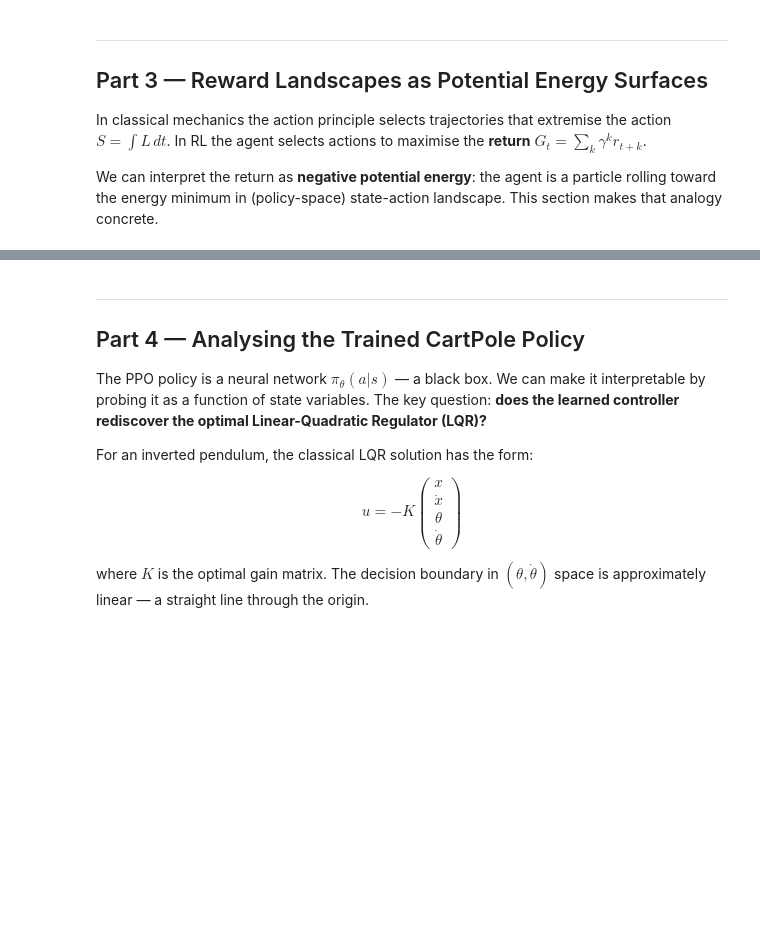
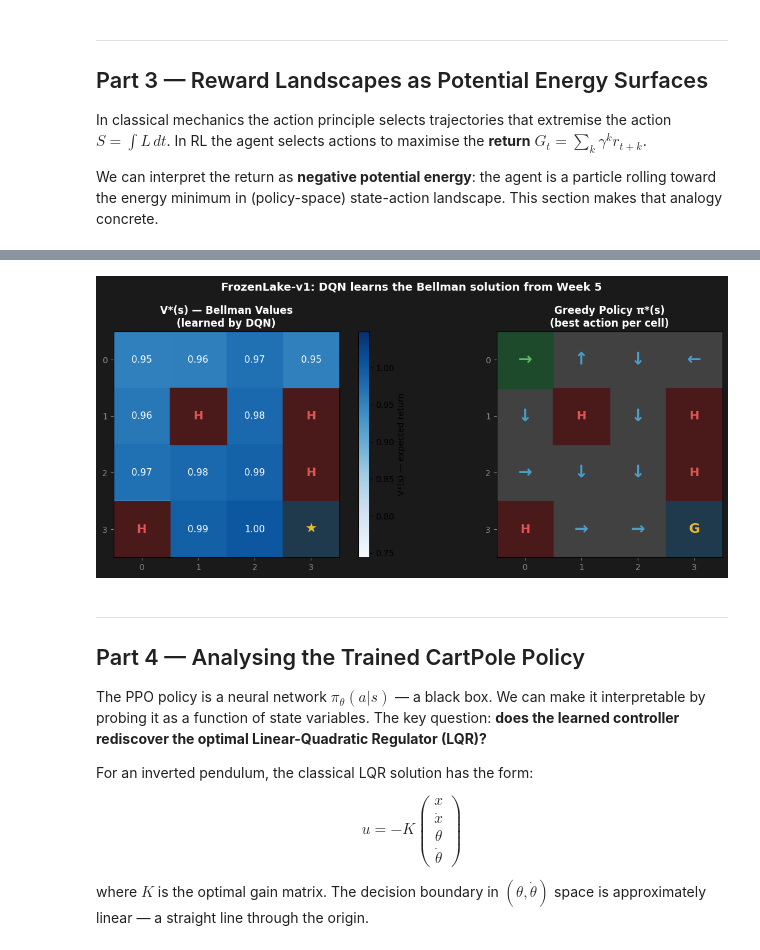
Before and after one commit to mirko-degli-esposti/Conway-to-LangGraph, a Jupyter notebook: week06_gymnasium/notebooks/week6_gymnasium.ipynb, the cells around one changed output, grey strips where cells are left out. Saved outputs shown, nothing was run; the diff lists cells and outputs as text; code cells hidden in the pictures; blank space fills up the shorter version.

```diff
--- a/week06_gymnasium/notebooks/week6_gymnasium.ipynb
+++ b/week06_gymnasium/notebooks/week6_gymnasium.ipynb
@@ -631,33 +1031,27 @@ print(f'  V(10°) = {estimate_value(model_cp, 0.175, 30):.1f}  (near termination
 # ── 3.2  FrozenLake value function heatmap ────────────────────────────────────
 import torch
 
-# Extract Q-values from the trained DQN network
-# DQN in SB3 stores q_net which maps observation → Q-values for all actions
-state_obs = torch.eye(16, dtype=torch.float32)  # one-hot encoding (if needed)
-# For discrete obs, SB3 DQN uses the raw integer — we need to check the network input
-# In SB3, FrozenLake obs is a scalar integer; with MlpPolicy it's fed as float
-state_inputs = torch.arange(16, dtype=torch.float32).unsqueeze(1)
+# The network was trained with OneHotWrapper → expects shape (16,) per state.
+# torch.eye(16) gives exactly the 16 one-hot vectors, one per row.
+state_inputs = torch.eye(16, dtype=torch.float32)   # shape (16, 16)
 
 with torch.no_grad():
-    # Access the q_net via model internals
     features = model_fl.policy.q_net.features_extractor(state_inputs)
-    q_vals = model_fl.policy.q_net.q_net(features)
+    q_vals   = model_fl.policy.q_net.q_net(features)
 
-q_np = q_vals.numpy()  # shape (16, 4)
-V_star = q_np.max(axis=1).reshape(4, 4)  # V*(s) = max_a Q*(s,a)
-best_a = q_np.argmax(axis=1).reshape(4, 4)
+q_np   = q_vals.numpy()               # shape (16, 4) — Q(s,a) for all s,a
+V_star = q_np.max(axis=1).reshape(4, 4)     # V*(s) = max_a Q*(s,a)
+best_a = q_np.argmax(axis=1).reshape(4, 4)  # π*(s) = argmax_a Q*(s,a)
 
-# Visualise
+# ── Plot ──────────────────────────────────────────────────────────────────────
 fig, axes = plt.subplots(1, 2, figsize=(13, 5))
 fig.patch.set_facecolor('#1A1A1A')
 
 action_arrows = {0: '←', 1: '↓', 2: '→', 3: '↑'}
 grid_map = ['SFFF', 'FHFH', 'FFFH', 'HFFG']
-special = {'S': '#1E4A2C', 'H': '#4A1A1A', 'G': '#1E3A4C', 'F': None}
 
 # Panel 1: V*(s) heatmap
 ax = axes[0]
-masked_V = np.ma.masked_where(np.array([[c in 'HG' for c in row] for row in grid_map]), V_star)
 im = ax.imshow(V_star, cmap='Blues', aspect='equal')
 ax.set_facecolor('#2D2D2D')
 plt.colorbar(im, ax=ax, label='V*(s) — expected return')
@@ -666,46 +1060,55 @@ for r in range(4):
         cell = grid_map[r][c]
         if cell == 'H':
             ax.add_patch(plt.Rectangle((c-0.5, r-0.5), 1, 1, color='#4A1A1A'))
-            ax.text(c, r, 'H', ha='center', va='center', color='#E05555', fontsize=14, fontweight='bold')
+            ax.text(c, r, 'H', ha='center', va='center',
+                    color='#E05555', fontsize=14, fontweight='bold')
         elif cell == 'G':
             ax.add_patch(plt.Rectangle((c-0.5, r-0.5), 1, 1, color='#1E3A4C'))
-            ax.text(c, r, '★', ha='center', va='center', color='#E8B931', fontsize=16)
+            ax.text(c, r, '★', ha='center', va='center',
+                    color='#E8B931', fontsize=16)
         else:
             ax.text(c, r, f'{V_star[r,c]:.2f}', ha='center', va='center',
-                   color='white', fontsize=11)
+                    color='white', fontsize=11)
 ax.set_xticks(range(4)); ax.set_yticks(range(4))
-ax.set_title('V*(s) — Bellman Values\n(learned by DQN)', color='white', fontweight='bold')
+ax.set_title('V*(s) — Bellman Values\n(learned by DQN)',
+             color='white', fontweight='bold')
 ax.tick_params(colors='#888888')
 
 # Panel 2: Greedy policy arrows
 ax = axes[1]
 ax.set_facecolor('#2D2D2D')
-ax.imshow(np.ones((4,4)), cmap='Greys', aspect='equal', alpha=0.1)
+ax.imshow(np.ones((4, 4)), cmap='Greys', aspect='equal', alpha=0.1)
 for r in range(4):
     for c in range(4):
         cell = grid_map[r][c]
         if cell == 'H':
             ax.add_patch(plt.Rectangle((c-0.5, r-0.5), 1, 1, color='#4A1A1A'))
-            ax.text(c, r, 'H', ha='center', va='center', color='#E05555', fontsize=14, fontweight='bold')
+            ax.text(c, r, 'H', ha='center', va='center',
+                    color='#E05555', fontsize=14, fontweight='bold')
         elif cell == 'G':
             ax.add_patch(plt.Rectangle((c-0.5, r-0.5), 1, 1, color='#1E3A4C'))
-            ax.text(c, r, 'G', ha='center', va='center', color='#E8B931', fontsize=16, fontweight='bold')
+            ax.text(c, r, 'G', ha='center', va='center',
+                    color='#E8B931', fontsize=16, fontweight='bold')
         elif cell == 'S':
             ax.add_patch(plt.Rectangle((c-0.5, r-0.5), 1, 1, color='#1E4A2C'))
-            ax.text(c, r, action_arrows[best_a[r,c]], ha='center', va='center',
-                   color='#5DBB63', fontsize=20, fontweight='bold')
+            ax.text(c, r, action_arrows[best_a[r, c]], ha='center', va='center',
+                    color='#5DBB63', fontsize=20, fontweight='bold')
         else:
-            ax.text(c, r, action_arrows[best_a[r,c]], ha='center', va='center',
-                   color='#4A9ECC', fontsize=20, fontweight='bold')
+            ax.text(c, r, action_arrows[best_a[r, c]], ha='center', va='center',
+                    color='#4A9ECC', fontsize=20, fontweight='bold')
 ax.set_xticks(range(4)); ax.set_yticks(range(4))
-ax.set_title('Greedy Policy π*(s)\n(best action per cell)', color='white', fontweight='bold')
+ax.set_title('Greedy Policy π*(s)\n(best action per cell)',
+             color='white', fontweight='bold')
 ax.tick_params(colors='#888888')
 
 fig.suptitle('FrozenLake-v1: DQN learns the Bellman solution from Week 5',
              color='white', fontsize=13, fontweight='bold')
 plt.tight_layout()
-plt.savefig('frozenlake_values_policy.png', dpi=120, bbox_inches='tight', facecolor='#1A1A1A')
+plt.savefig('frozenlake_values_policy.png', dpi=120,
+            bbox_inches='tight', facecolor='#1A1A1A')
 plt.show()
+# %% [output]
+[figure, added]
 # %% [markdown]
 ---
 
```
Also changed, not shown: parts of 23 cells of this notebook.
